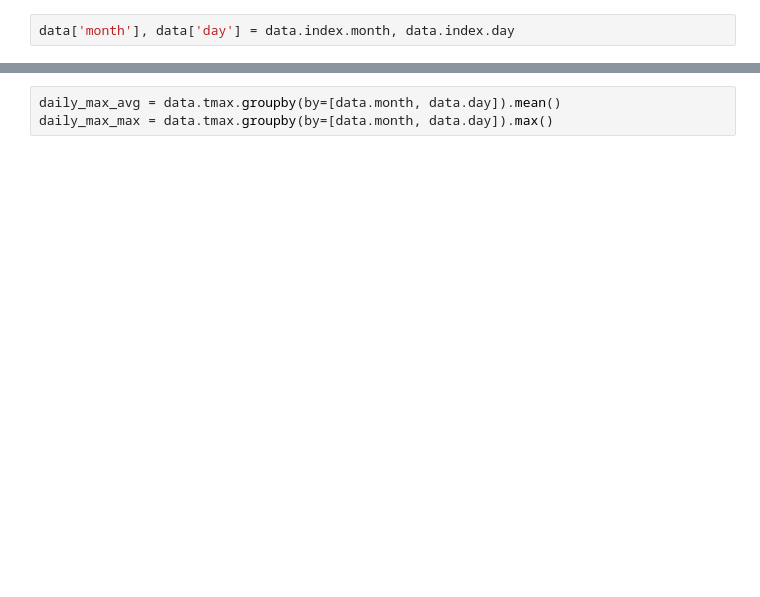
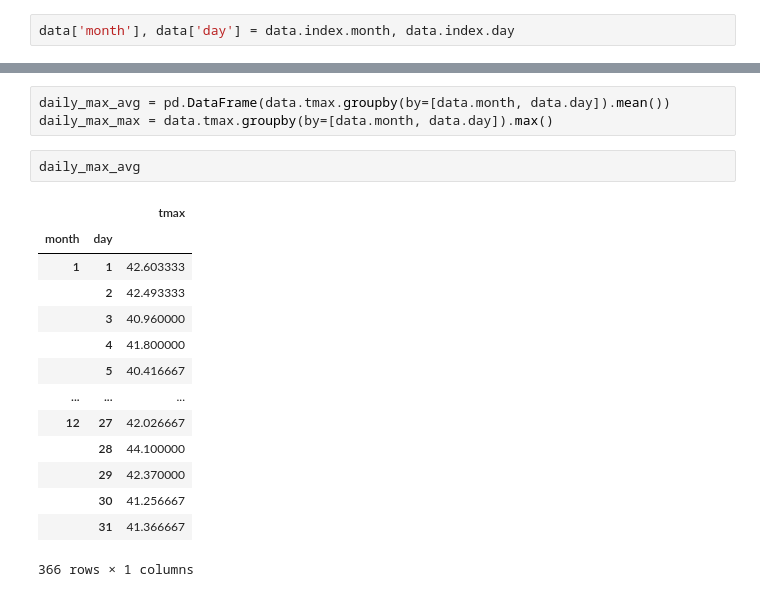
Before and after one commit to Harrison-Ward/Boiling_Frog, a Jupyter notebook: sandbox/api_testing.ipynb, the cells around one changed output, grey strips where cells are left out. Cells and saved outputs as stored; diff of their text form; blank space fills up the shorter version.

```diff
--- a/sandbox/api_testing.ipynb
+++ b/sandbox/api_testing.ipynb
@@ -58,3 +60,20 @@ data
 # %%
-daily_max_avg = data.tmax.groupby(by=[data.month, data.day]).mean()
+daily_max_avg = pd.DataFrame(data.tmax.groupby(by=[data.month, data.day]).mean())
 daily_max_max = data.tmax.groupby(by=[data.month, data.day]).max()
+# %%
+daily_max_avg
+# %% [output]
+|  |  | tmax |
+| month | day |  |
+| 1 | 1 | 42.603333 |
+|  | 2 | 42.493333 |
+|  | 3 | 40.960000 |
+|  | 4 | 41.800000 |
+|  | 5 | 40.416667 |
+| ... | ... | ... |
+| 12 | 27 | 42.026667 |
+|  | 28 | 44.100000 |
+|  | 29 | 42.370000 |
+|  | 30 | 41.256667 |
+|  | 31 | 41.366667 |
+366 rows × 1 columns
```
Also changed, not shown: parts of 8 cells of this notebook.
